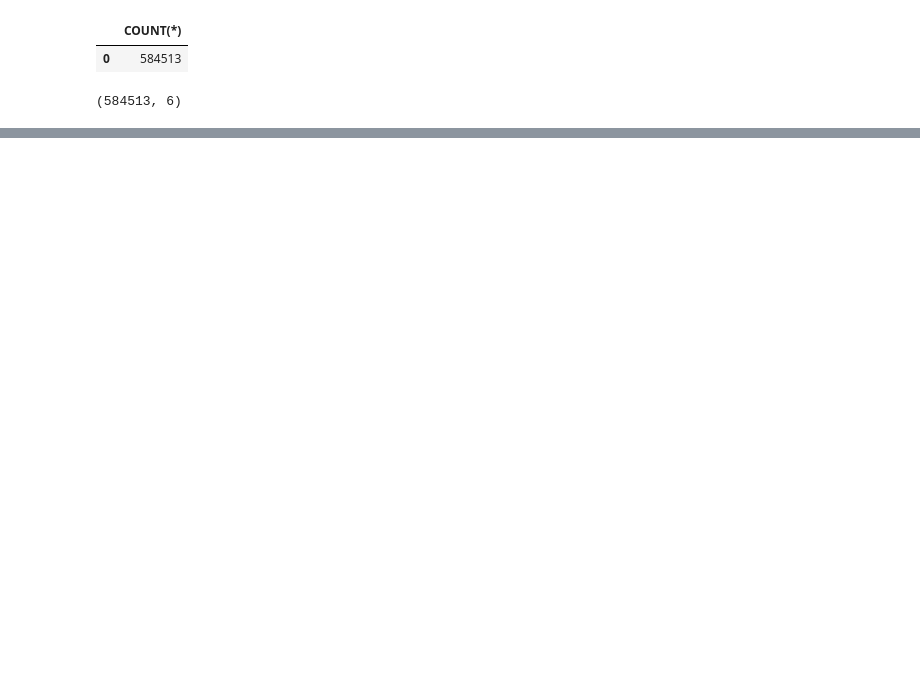
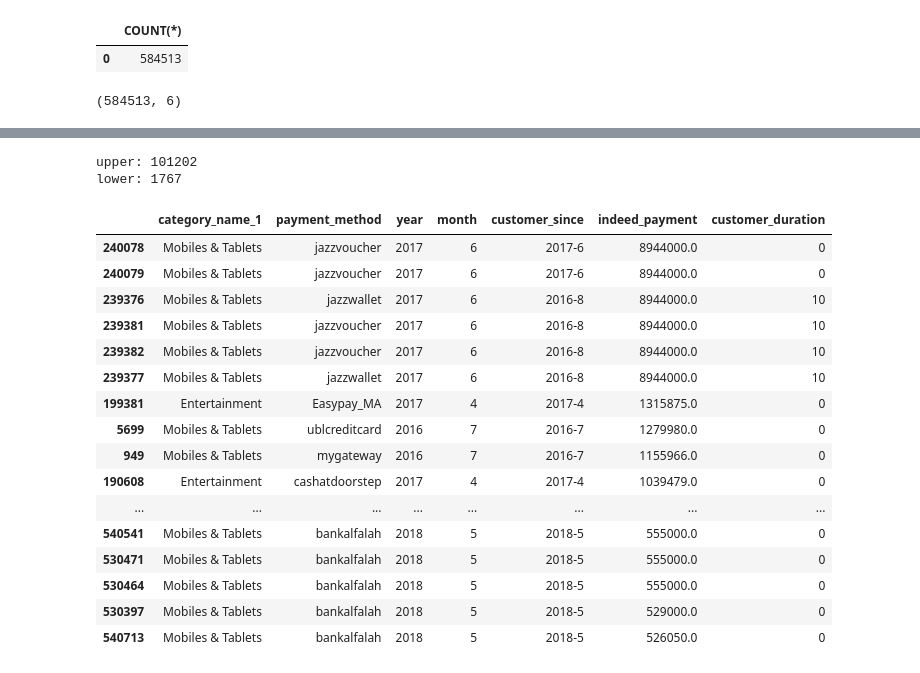
Before and after one commit to Udon-datascience/opendata_analysis, a Jupyter notebook: 3/3_analysis3.ipynb, the cells around one changed output, grey strips where cells are left out. Saved outputs shown, nothing was run; the diff lists cells and outputs as text; code cells hidden in the pictures; blank space fills up the shorter version.

```diff
--- a/3/3_analysis3.ipynb
+++ b/3/3_analysis3.ipynb
@@ -69,0 +323,26 @@ display(df.tail(10).to_string())
+# %%
+print('upper:', len(se_indeed_payment[se_indeed_payment > upper_limit]))
+print('lower:', len(se_indeed_payment[se_indeed_payment < lower_limit]))
+# %% [output]
+upper: 101202
+lower: 1767
+# %%
+df.sort_values(by = 'indeed_payment',ascending=False).head(20)
+# %% [output]
+|  | category_name_1 | payment_method | year | month | customer_since | indeed_payment | customer_duration |
+| 240078 | Mobiles & Tablets | jazzvoucher | 2017 | 6 | 2017-6 | 8944000.0 | 0 |
+| 240079 | Mobiles & Tablets | jazzvoucher | 2017 | 6 | 2017-6 | 8944000.0 | 0 |
+| 239376 | Mobiles & Tablets | jazzwallet | 2017 | 6 | 2016-8 | 8944000.0 | 10 |
+| 239381 | Mobiles & Tablets | jazzvoucher | 2017 | 6 | 2016-8 | 8944000.0 | 10 |
+| 239382 | Mobiles & Tablets | jazzvoucher | 2017 | 6 | 2016-8 | 8944000.0 | 10 |
+| 239377 | Mobiles & Tablets | jazzwallet | 2017 | 6 | 2016-8 | 8944000.0 | 10 |
+| 199381 | Entertainment | Easypay_MA | 2017 | 4 | 2017-4 | 1315875.0 | 0 |
+| 5699 | Mobiles & Tablets | ublcreditcard | 2016 | 7 | 2016-7 | 1279980.0 | 0 |
+| 949 | Mobiles & Tablets | mygateway | 2016 | 7 | 2016-7 | 1155966.0 | 0 |
+| 190608 | Entertainment | cashatdoorstep | 2017 | 4 | 2017-4 | 1039479.0 | 0 |
+| ... | ... | ... | ... | ... | ... | ... | ... |
+| 540541 | Mobiles & Tablets | bankalfalah | 2018 | 5 | 2018-5 | 555000.0 | 0 |
+| 530471 | Mobiles & Tablets | bankalfalah | 2018 | 5 | 2018-5 | 555000.0 | 0 |
+| 530464 | Mobiles & Tablets | bankalfalah | 2018 | 5 | 2018-5 | 555000.0 | 0 |
+| 530397 | Mobiles & Tablets | bankalfalah | 2018 | 5 | 2018-5 | 529000.0 | 0 |
+| 540713 | Mobiles & Tablets | bankalfalah | 2018 | 5 | 2018-5 | 526050.0 | 0 |
```
Also changed, not shown: parts of 26 cells of this notebook.
